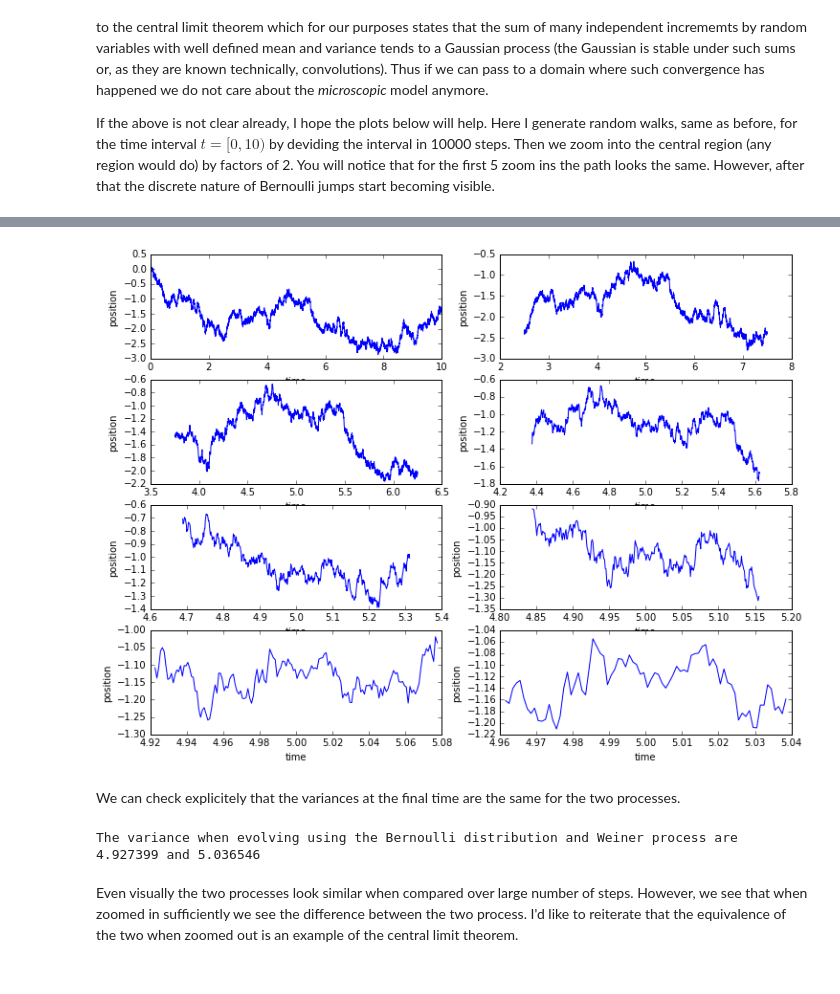
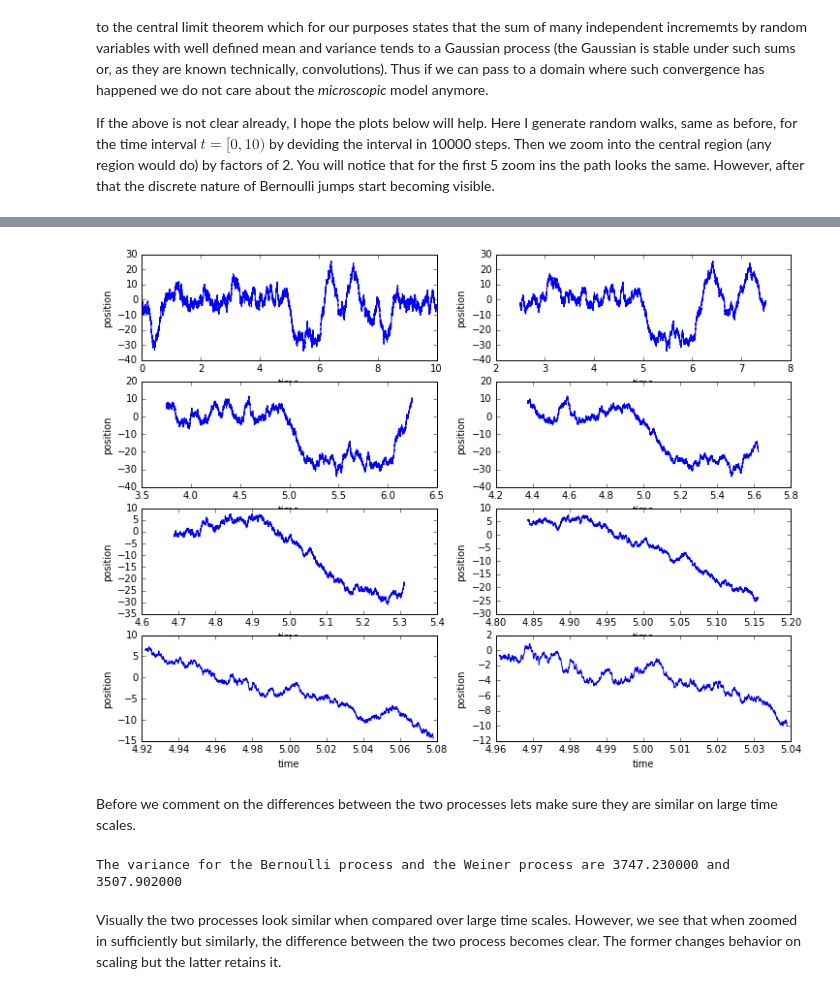
Before and after one commit to borundev/StochasticProcesses, a Jupyter notebook: RandomWalkAndWeinerProcess.ipynb, the cells around one changed output, grey strips where cells are left out. Saved outputs shown, nothing was run; the diff lists cells and outputs as text; code cells hidden in the pictures.

```diff
--- a/RandomWalkAndWeinerProcess.ipynb
+++ b/RandomWalkAndWeinerProcess.ipynb
@@ -91,10 +93,12 @@ The process described above is a Binomial process and happens in discrete times.
 
 If the above is not clear already, I hope the plots below will help. Here I generate random walks, same as before, for the time interval $t=[0,10)$ by deviding the interval in 10000 steps. Then we zoom into the central region (any region would do) by factors of 2. You will notice that for the first 5 zoom ins the path looks the same. However, after that the discrete nature of Bernoulli jumps start becoming visible.
 # %%
-num_steps=10000
+T=10.0
+num_steps_bernoulli=2**12
+delta_t_bernoulli=T/num_steps_bernoulli
 
-# generate one path with time interval 10 devided into 10000 steps
-b=BinaryPaths(10,num_steps,1)
+
+b=BinaryPaths(10,delta_t_bernoulli,1)
 time_line=b.get_timeline()
 path=b[0]
 
@@ -105,8 +109,8 @@ figsize(12, 9)
 # plot the entire path first and then regions zoomed in by factor of 2s
 for i,j in enumerate([(i/number_columns,i%number_columns) for i in range(number_columns*number_rows)]):
     plt.subplot2grid((number_rows,number_columns),j)
-    time_line_for_plot=time_line[num_steps/2 -num_steps/(2**(i+1)):num_steps/2 +num_steps/(2**(i+1))]
-    path_for_plot=path[num_steps/2 -num_steps/(2**(i+1)):num_steps/2 +num_steps/(2**(i+1))]
+    time_line_for_plot=time_line[num_steps_bernoulli/2 -num_steps_bernoulli/(2**(i+1)):num_steps_bernoulli/2 +num_steps_bernoulli/(2**(i+1))]
+    path_for_plot=path[num_steps_bernoulli/2 -num_steps_bernoulli/(2**(i+1)):num_steps_bernoulli/2 +num_steps_bernoulli/(2**(i+1))]
 
     plt.plot(time_line_for_plot,path_for_plot)
     plt.xlabel("time")
@@ -232,49 +237,59 @@ We can now simulate paths using the Weiner process and zoom in to see the differ
 # %%
 class WeinerPaths(Paths):
 
 
-    def __init__(self,T,nsteps,npaths):
-        super(WeinerPaths,self).__init__(T,nsteps,npaths)
+    def __init__(self,T,nsteps,npaths,mu=0,sigma=1):
+        super(WeinerPaths,self).__init__(T,npaths)
+
+        self.nsteps=nsteps
+        self.dt=1.0*self.T/self.nsteps
+        Paths.__setup__(self)
+
+        self.mu=mu
+        self.sigma=sigma
+
         self.dW=np.sqrt(self.dt)
         self.randoms=np.random.normal(0,1,npaths*(nsteps-1))
         self.randoms.shape=[npaths,nsteps-1]
 
 
         for i in range(nsteps-1):
-            self.paths[:,i+1]=self.paths[:,i]+np.sqrt(1.0/2)*self.dW*self.randoms[:,i]
+            self.paths[:,i+1]=self.paths[:,i]+self.mu*self.dt+self.sigma*self.dW*self.randoms[:,i]
 
 
 
-num_steps=10000
+num_steps_weiner=num_steps_bernoulli*2**6
+sigma=1/np.sqrt(delta_t_bernoulli)
 
 # generate one path with time interval 10 devided into 10000 steps
-w=WeinerPaths(10,num_steps,1)
-time_line=b.get_timeline()
+w=WeinerPaths(10,num_steps_weiner,1,sigma=sigma)
+time_line=w.get_timeline()
 path=w[0]
+
 
 number_columns=2
 number_rows=4
 figsize(12, 9)
 
 # plot the entire path first and then regions zoomed in by factor of 2s
 for i,j in enumerate([(i/number_columns,i%number_columns) for i in range(number_columns*number_rows)]):
     plt.subplot2grid((number_rows,number_columns),j)
-    time_line_for_plot=time_line[num_steps/2 -num_steps/(2**(i+1)):num_steps/2 +num_steps/(2**(i+1))]
-    path_for_plot=path[num_steps/2 -num_steps/(2**(i+1)):num_steps/2 +num_steps/(2**(i+1))]
+    time_line_for_plot=time_line[num_steps_weiner/2 -num_steps_weiner/(2**(i+1)):num_steps_weiner/2 +num_steps_weiner/(2**(i+1))]
+    path_for_plot=path[num_steps_weiner/2 -num_steps_weiner/(2**(i+1)):num_steps_weiner/2 +num_steps_weiner/(2**(i+1))]
 
     plt.plot(time_line_for_plot,path_for_plot)
     plt.xlabel("time")
     plt.ylabel("position")
 # %% [output]
-[figure, old version]
+[figure, new version]
-# %% [markdown]
-We can check explicitely that the variances at the final time are the same for the two processes.
+# %% [markdown]
+Before we comment on the differences between the two processes lets make sure they are similar on large time scales.
 # %%
-b=BinaryPaths(10,1000,10000)
-w=WeinerPaths(10,1000,10000)
+b=BinaryPaths(10,delta_t_bernoulli,100)
+w=WeinerPaths(10,num_steps_weiner,100,sigma=sigma)
 
-print "The variance when evolving using the Bernoulli distribution and Weiner process are %f and %f" % (b.get_step(999).var(),w.get_step(999).var())
+print "The variance for the Bernoulli process and the Weiner process are %f and %f" % (b.get_step(num_steps_bernoulli-1).var(),w.get_step(num_steps_weiner-1).var())
 # %% [output]
-The variance when evolving using the Bernoulli distribution and Weiner process are 4.927399 and 5.036546
+The variance for the Bernoulli process and the Weiner process are 3747.230000 and 3507.902000
 # %% [markdown]
-Even visually the two processes look similar when compared over large number of steps. However, we see that when zoomed in sufficiently we see the difference between the two process. I'd like to reiterate that the equivalence of the two when zoomed out is an example of the central limit theorem.
+Visually the two processes look similar when compared over large time scales. However, we see that when zoomed in sufficiently but similarly, the difference between the two process becomes clear. The former changes behavior on scaling but the latter retains it.
```
Also changed, not shown: parts of 6 cells of this notebook.
